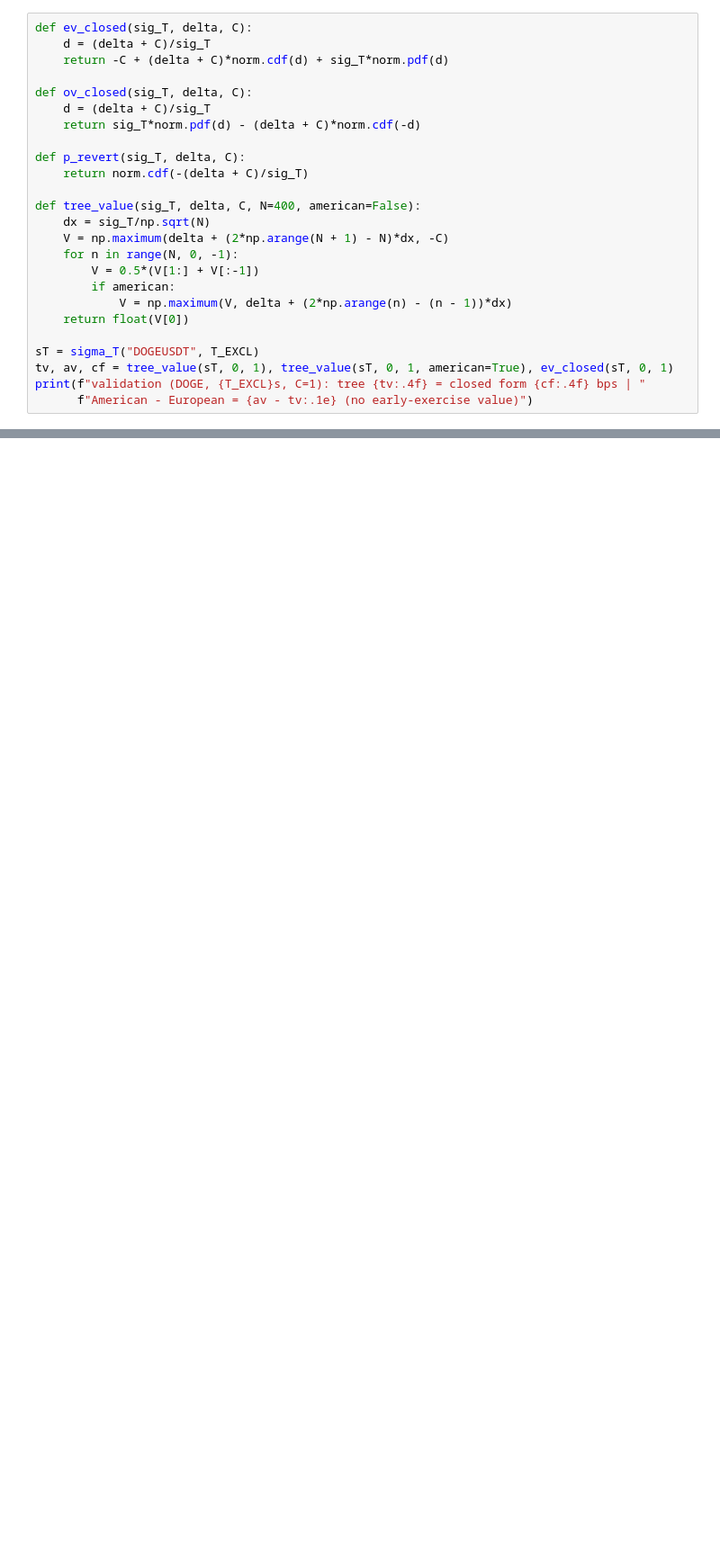
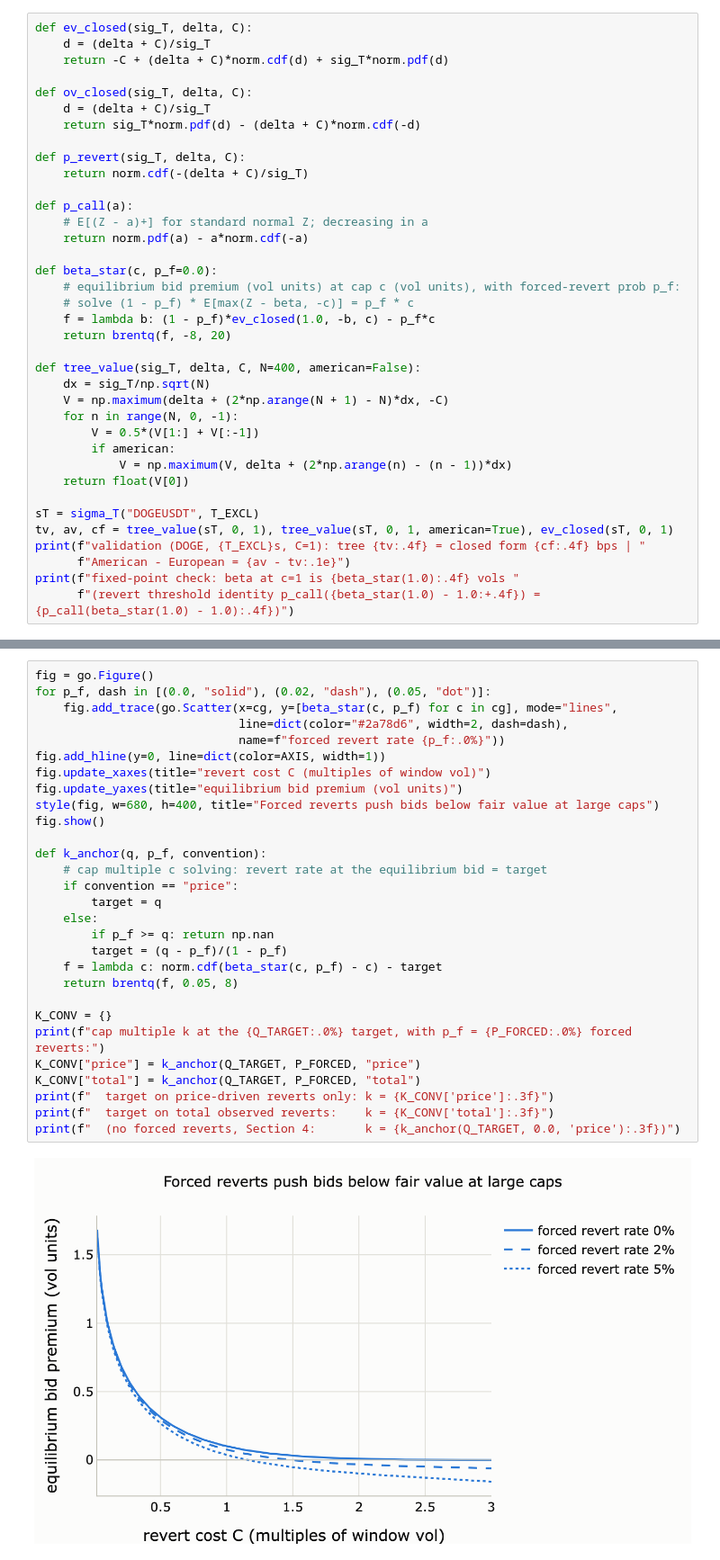
Before and after one commit to cowprotocol/penalty-research, a Jupyter notebook: solver_revert_option_pricing.ipynb, the cells around one changed output, grey strips where cells are left out. Shown at 90% size. Cells and saved outputs as stored; diff of their text form; blank space fills up the shorter version.

```diff
--- a/solver_revert_option_pricing.ipynb
+++ b/solver_revert_option_pricing.ipynb
@@ -220,6 +222,16 @@ def ov_closed(sig_T, delta, C):
 
 def p_revert(sig_T, delta, C):
     return norm.cdf(-(delta + C)/sig_T)
+
+def p_call(a):
+    # E[(Z - a)+] for standard normal Z; decreasing in a
+    return norm.pdf(a) - a*norm.cdf(-a)
+
+def beta_star(c, p_f=0.0):
+    # equilibrium bid premium (vol units) at cap c (vol units), with forced-revert prob p_f:
+    # solve (1 - p_f) * E[max(Z - beta, -c)] = p_f * c
+    f = lambda b: (1 - p_f)*ev_closed(1.0, -b, c) - p_f*c
+    return brentq(f, -8, 20)
 
 def tree_value(sig_T, delta, C, N=400, american=False):
     dx = sig_T/np.sqrt(N)
@@ -233,5 +245,7 @@ def tree_value(sig_T, delta, C, N=400, american=False):
 sT = sigma_T("DOGEUSDT", T_EXCL)
 tv, av, cf = tree_value(sT, 0, 1), tree_value(sT, 0, 1, american=True), ev_closed(sT, 0, 1)
 print(f"validation (DOGE, {T_EXCL}s, C=1): tree {tv:.4f} = closed form {cf:.4f} bps | "
-      f"American - European = {av - tv:.1e} (no early-exercise value)")
+      f"American - European = {av - tv:.1e}")
+print(f"fixed-point check: beta at c=1 is {beta_star(1.0):.4f} vols "
+      f"(revert threshold identity p_call({beta_star(1.0) - 1.0:+.4f}) = {p_call(beta_star(1.0) - 1.0):.4f})")
 # %% [output]
@@ -337,0 +309,31 @@ DOGEUSDT: 25,916 non-overlapping 10s windows | raw std 2.80 bps vs TSRV vol 2.49
+# %%
+fig = go.Figure()
+for p_f, dash in [(0.0, "solid"), (0.02, "dash"), (0.05, "dot")]:
+    fig.add_trace(go.Scatter(x=cg, y=[beta_star(c, p_f) for c in cg], mode="lines",
+                             line=dict(color="#2a78d6", width=2, dash=dash),
+                             name=f"forced revert rate {p_f:.0%}"))
+fig.add_hline(y=0, line=dict(color=AXIS, width=1))
+fig.update_xaxes(title="revert cost C (multiples of window vol)")
+fig.update_yaxes(title="equilibrium bid premium (vol units)")
+style(fig, w=680, h=400, title="Forced reverts push bids below fair value at large caps")
+fig.show()
+
+def k_anchor(q, p_f, convention):
+    # cap multiple c solving: revert rate at the equilibrium bid = target
+    if convention == "price":
+        target = q
+    else:
+        if p_f >= q: return np.nan
+        target = (q - p_f)/(1 - p_f)
+    f = lambda c: norm.cdf(beta_star(c, p_f) - c) - target
+    return brentq(f, 0.05, 8)
+
+K_CONV = {}
+print(f"cap multiple k at the {Q_TARGET:.0%} target, with p_f = {P_FORCED:.0%} forced reverts:")
+K_CONV["price"] = k_anchor(Q_TARGET, P_FORCED, "price")
+K_CONV["total"] = k_anchor(Q_TARGET, P_FORCED, "total")
+print(f"  target on price-driven reverts only: k = {K_CONV['price']:.3f}")
+print(f"  target on total observed reverts:    k = {K_CONV['total']:.3f}")
+print(f"  (no forced reverts, Section 4:       k = {k_anchor(Q_TARGET, 0.0, 'price'):.3f})")
+# %% [output]
+[figure, added]
```
Also changed, not shown: parts of 32 cells of this notebook.
